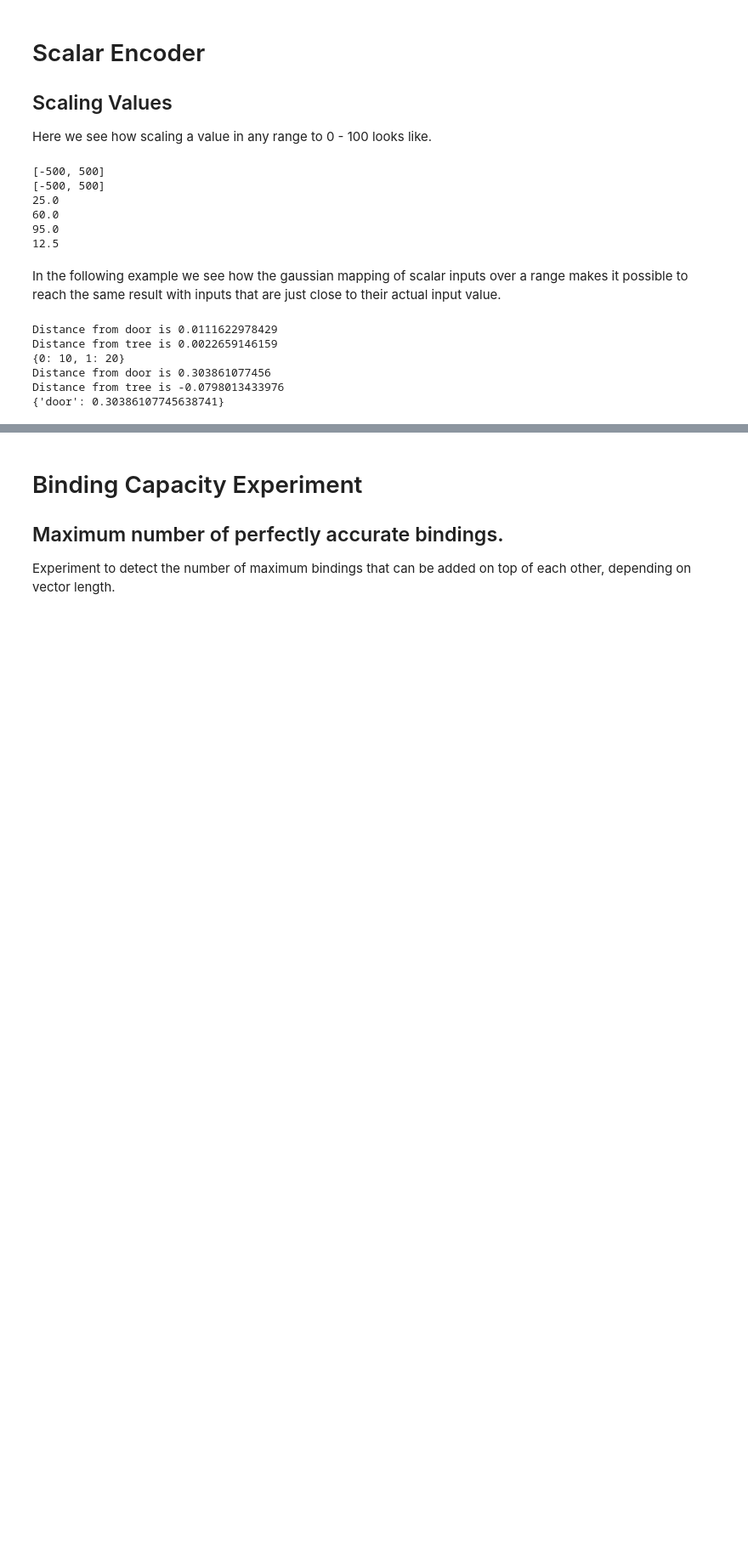
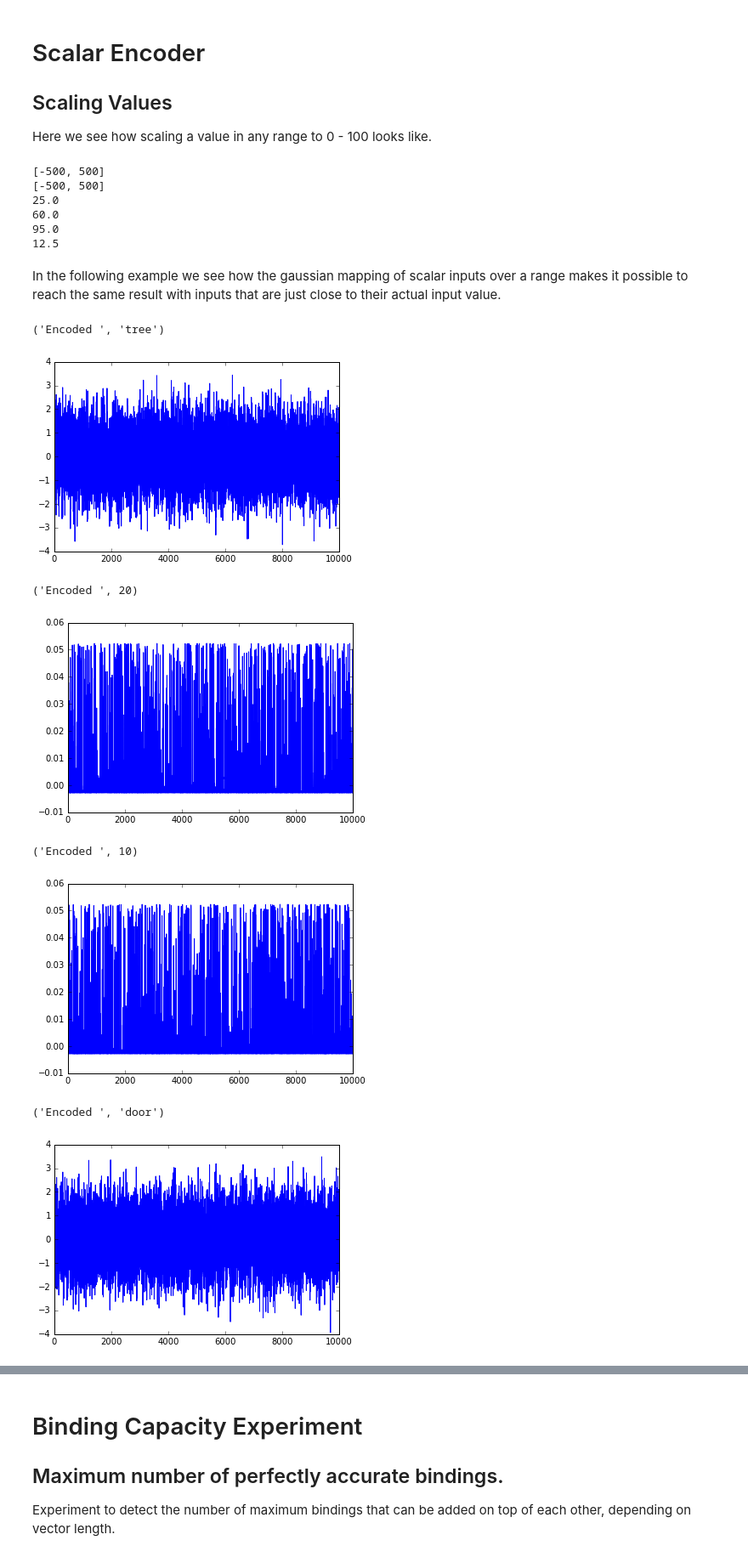
Before and after one commit to HBPNeurorobotics/holographic, a Jupyter notebook: hrr/HRR.ipynb, the cells around one changed output, grey strips where cells are left out. Shown: that part at 85% size. Cells and saved outputs as stored; diff of their text form; code cells hidden in the pictures; blank space fills up the shorter version.

```diff
--- a/hrr/HRR.ipynb
+++ b/hrr/HRR.ipynb
@@ -558,33 +558,35 @@ In the following example we see how the gaussian mapping of scalar inputs over a
 # %%
 from hrr import HRR
 %matplotlib inline
 HRR.set_size(10000)
 HRR.reset_kernel()
 HRR.input_range = [0,100]
 HRR.verbose = True
 HRR.stddev = 0.02
-#HRR.visualize = True
+HRR.visualize = True
 
 items = [ "tree", "tree", "door" ]
 scalars = [20 , 10, 80]
 
 m = None
 for i in range(len(items)):
     if m is None:
         m = HRR(items[i]) * scalars[i]
     else:
         new_item = HRR(items[i]) * scalars[i]
         m += new_item
 
 #print(m / 0)
 #print(m / 49)
 #print(m / 83)
 print(m / "tree")
 print(m / 77)
 # %% [output]
-Distance from door is 0.0111622978429
-Distance from tree is 0.0022659146159
-{0: 10, 1: 20}
-Distance from door is 0.303861077456
-Distance from tree is -0.0798013433976
-{'door': 0.30386107745638741}
+('Encoded ', 'tree')
+[figure, added]
+('Encoded ', 20)
+[figure, added]
+('Encoded ', 10)
+[figure, added]
+('Encoded ', 'door')
+[figure, added]
```
Also changed, not shown: parts of 1 cell of this notebook, 6 other files.
